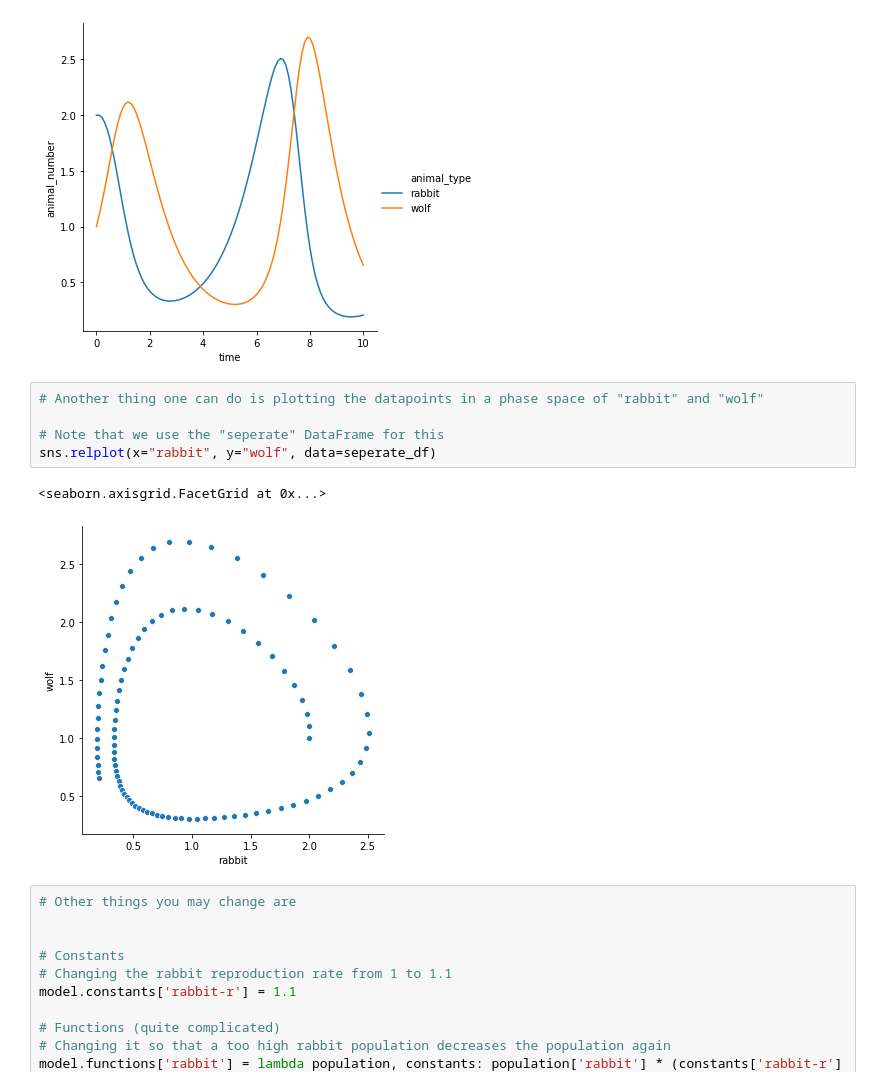
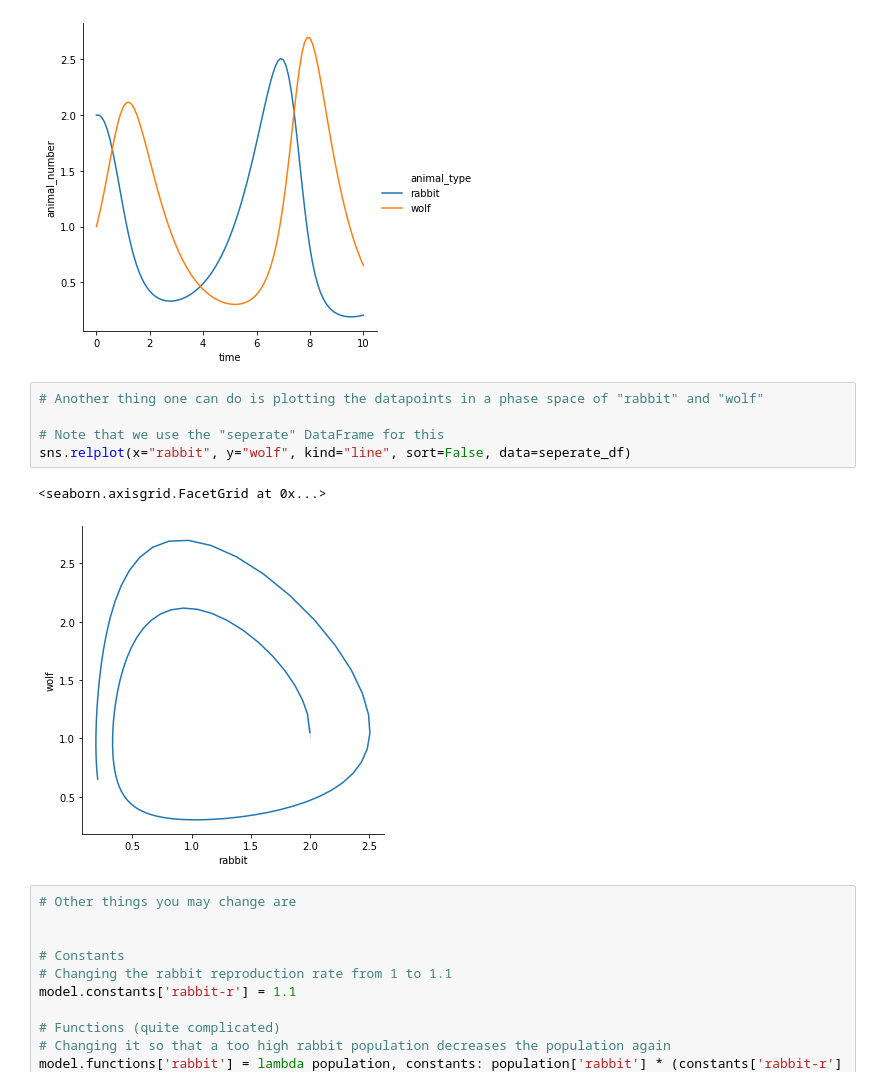
Before and after one commit to chluebi/Predator-and-Prey, a Jupyter notebook: guide.ipynb, the cells around one changed output. Cells and saved outputs as stored; diff of their text form.

```diff
--- a/guide.ipynb
+++ b/guide.ipynb
@@ -89,11 +89,11 @@ sns.relplot(x="time", y="animal_number", hue="animal_type", kind='line', data=co
 # %%
 # Another thing one can do is plotting the datapoints in a phase space of "rabbit" and "wolf"
 
 # Note that we use the "seperate" DataFrame for this
-sns.relplot(x="rabbit", y="wolf", data=seperate_df)
+sns.relplot(x="rabbit", y="wolf", kind="line", sort=False, data=seperate_df)
 # %% [output]
 <seaborn.axisgrid.FacetGrid at 0x...>
-[figure, old version]
+[figure, new version]
 # %%
 # Other things you may change are
 
```
Also changed, not shown: parts of 8 cells of this notebook.
